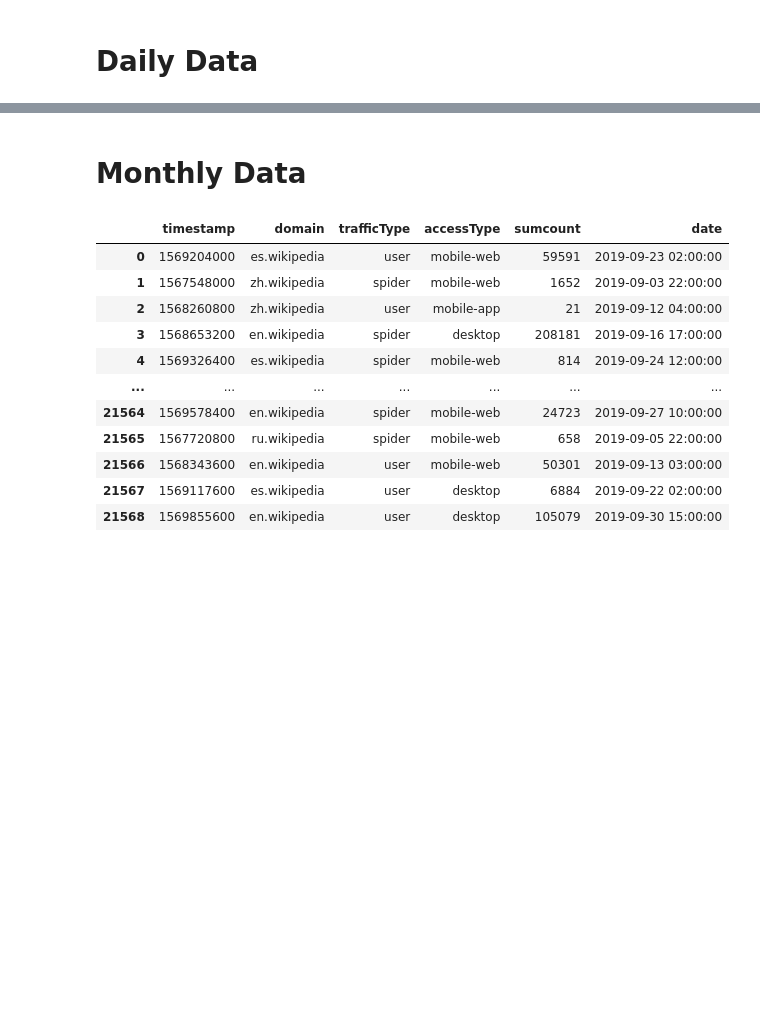
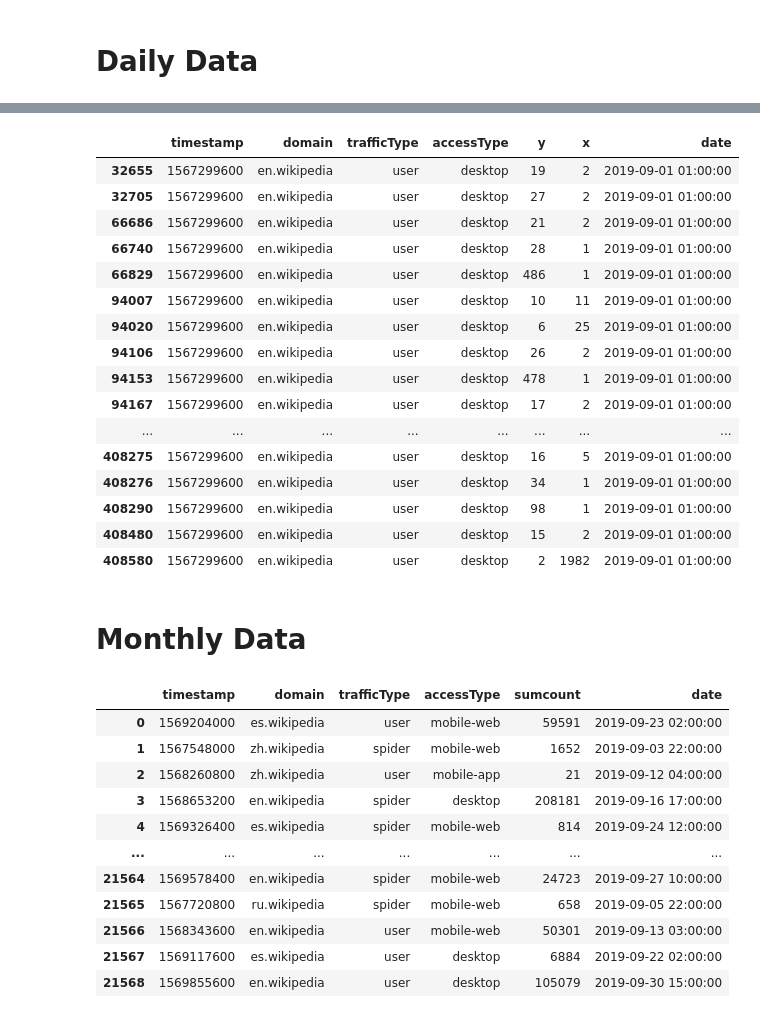
Before and after one commit to charelF/LSDEW4, a Jupyter notebook: exploration/charel/website_data_transformer.ipynb, the cells around one changed output, grey strips where cells are left out. Drawn from its saved outputs; the diff is of its cells as text; code cells hidden in the pictures; blank space fills up the shorter version.

```diff
--- a/exploration/charel/website_data_transformer.ipynb
+++ b/exploration/charel/website_data_transformer.ipynb
@@ -55,3 +231,23 @@ for tt in ["user", "spider"]:
+# %%
+filtered_df
+# %% [output]
+|  | timestamp | domain | trafficType | accessType | y | x | date |
+| 32655 | 1567299600 | en.wikipedia | user | desktop | 19 | 2 | 2019-09-01 01:00:00 |
+| 32705 | 1567299600 | en.wikipedia | user | desktop | 27 | 2 | 2019-09-01 01:00:00 |
+| 66686 | 1567299600 | en.wikipedia | user | desktop | 21 | 2 | 2019-09-01 01:00:00 |
+| 66740 | 1567299600 | en.wikipedia | user | desktop | 28 | 1 | 2019-09-01 01:00:00 |
+| 66829 | 1567299600 | en.wikipedia | user | desktop | 486 | 1 | 2019-09-01 01:00:00 |
+| 94007 | 1567299600 | en.wikipedia | user | desktop | 10 | 11 | 2019-09-01 01:00:00 |
+| 94020 | 1567299600 | en.wikipedia | user | desktop | 6 | 25 | 2019-09-01 01:00:00 |
+| 94106 | 1567299600 | en.wikipedia | user | desktop | 26 | 2 | 2019-09-01 01:00:00 |
+| 94153 | 1567299600 | en.wikipedia | user | desktop | 478 | 1 | 2019-09-01 01:00:00 |
+| 94167 | 1567299600 | en.wikipedia | user | desktop | 17 | 2 | 2019-09-01 01:00:00 |
+| ... | ... | ... | ... | ... | ... | ... | ... |
+| 408275 | 1567299600 | en.wikipedia | user | desktop | 16 | 5 | 2019-09-01 01:00:00 |
+| 408276 | 1567299600 | en.wikipedia | user | desktop | 34 | 1 | 2019-09-01 01:00:00 |
+| 408290 | 1567299600 | en.wikipedia | user | desktop | 98 | 1 | 2019-09-01 01:00:00 |
+| 408480 | 1567299600 | en.wikipedia | user | desktop | 15 | 2 | 2019-09-01 01:00:00 |
+| 408580 | 1567299600 | en.wikipedia | user | desktop | 2 | 1982 | 2019-09-01 01:00:00 |
 # %% [markdown]
 # Monthly Data
 # %%
```
Also changed, not shown: parts of 7 cells of this notebook.
